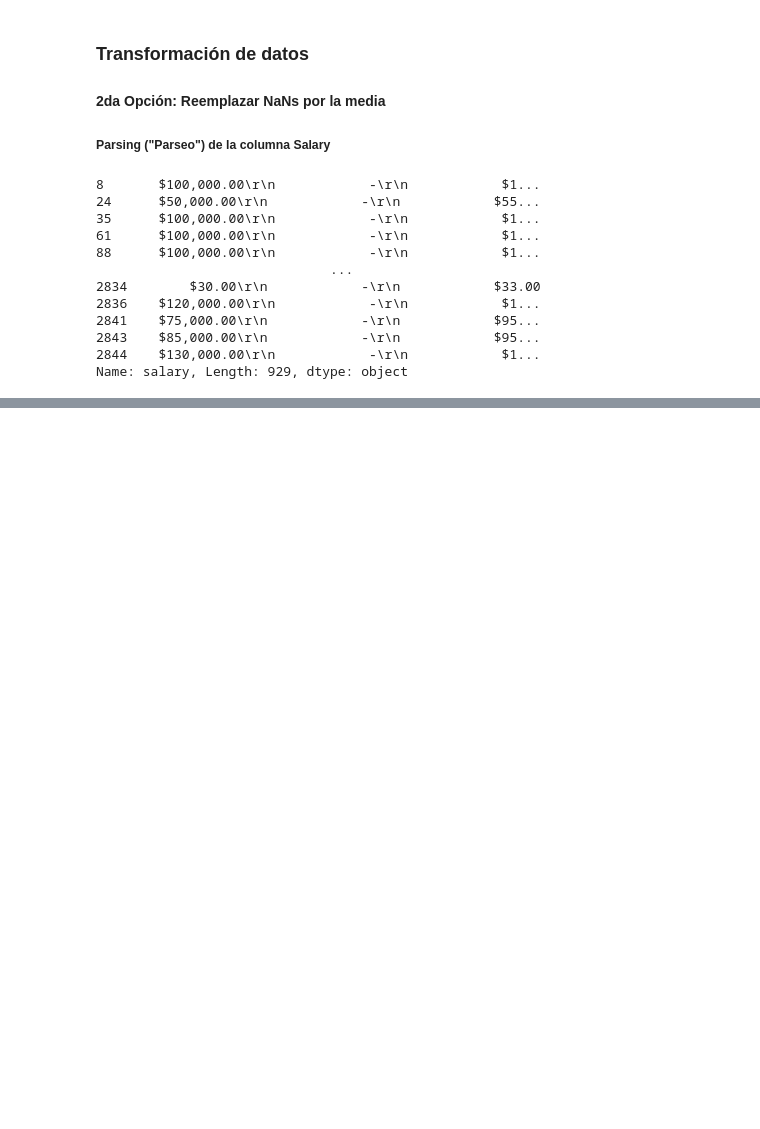
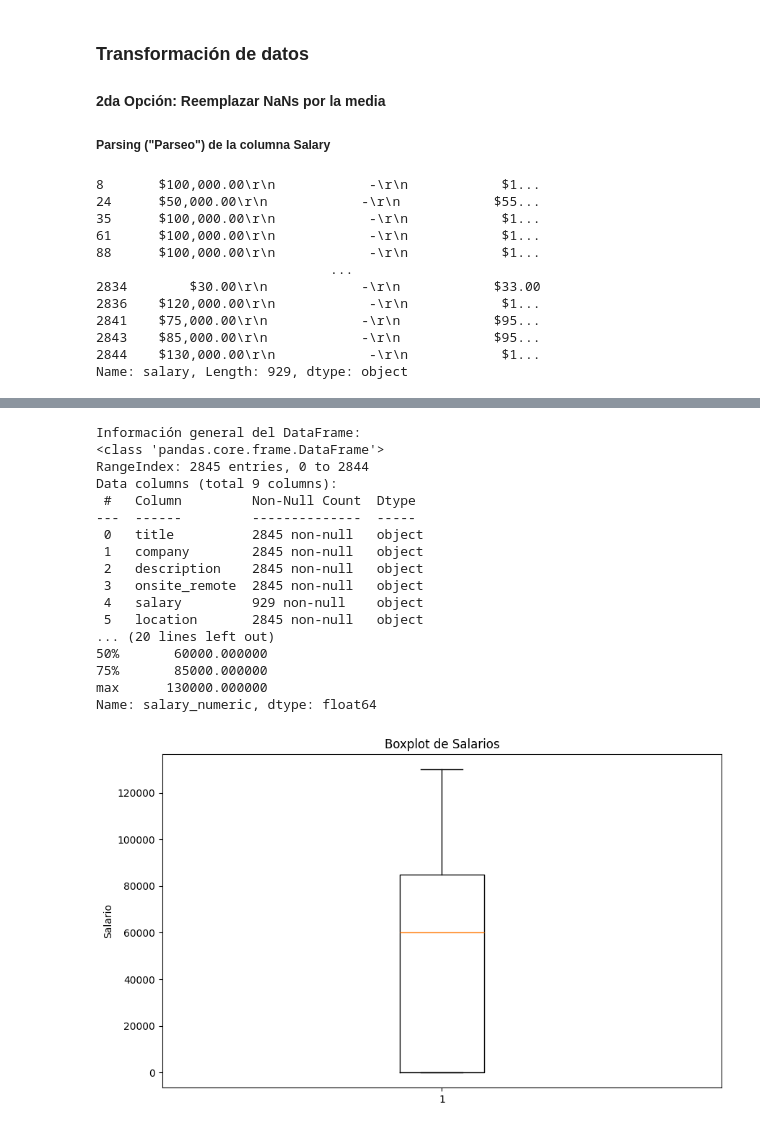
Before and after one commit to db-fer-rodriguez/Pyton---Pandas, a Jupyter notebook: Practica del Tutorial Python Analis de Datos .ipynb, the cells around one changed output, grey strips where cells are left out. Cells and saved outputs as stored; diff of their text form; code cells hidden in the pictures; blank space fills up the shorter version.

```diff
--- a/Practica del Tutorial Python Analis de Datos .ipynb
+++ b/Practica del Tutorial Python Analis de Datos .ipynb
@@ -390,0 +468,57 @@ df_sin_nulos["salary_numeric"] = (
+# %%
+import pandas as pd
+import numpy as np
+import matplotlib.pyplot as plt
+
+# Cargar el archivo CSV
+salaries = pd.read_csv("linkedin-jobs-usa.csv")
+
+# Mostrar información general del DataFrame
+print("Información general del DataFrame:")
+salaries.info()
+
+# Reemplazar valores nulos con una cadena vacía en la columna 'salary'
+salaries['salary'] = salaries['salary'].fillna('')
+
+# Eliminar caracteres no numéricos y extraer solo los números
+salaries['salary_clean'] = salaries['salary'].str.extract('(\d+[\d,\.]*)')[0]
+
+# Reemplazar cadenas vacías con NaN para poder convertir a float
+salaries['salary_clean'] = salaries['salary_clean'].replace('', np.nan)
+
+# Eliminar comas y convertir a float
+salaries['salary_numeric'] = salaries['salary_clean'].str.replace(',', '').astype(float)
+
+# Mostrar el DataFrame con la nueva columna 'salary_numeric'
+print("\nDataFrame con columna 'salary_numeric':")
+print(salaries[['salary', 'salary_clean', 'salary_numeric']].head())
+
+# Mostrar estadísticas descriptivas de la columna 'salary_numeric'
+print("\nEstadísticas descriptivas de 'salary_numeric':")
+print(salaries['salary_numeric'].describe())
+
+# Crear un boxplot de la columna 'salary_numeric'
+plt.figure(figsize=(10, 6))
+plt.boxplot(salaries['salary_numeric'].dropna())
+plt.title('Boxplot de Salarios')
+plt.ylabel('Salario')
+plt.show()
+# %% [output]
+Información general del DataFrame:
+<class 'pandas.core.frame.DataFrame'>
+RangeIndex: 2845 entries, 0 to 2844
+Data columns (total 9 columns):
+ #   Column         Non-Null Count  Dtype
+---  ------         --------------  -----
+ 0   title          2845 non-null   object
+ 1   company        2845 non-null   object
+ 2   description    2845 non-null   object
+ 3   onsite_remote  2845 non-null   object
+ 4   salary         929 non-null    object
+ 5   location       2845 non-null   object
+... (20 lines left out)
+50%       60000.000000
+75%       85000.000000
+max      130000.000000
+Name: salary_numeric, dtype: float64
+[figure, added]
```
Also changed, not shown: parts of 3 cells of this notebook.
